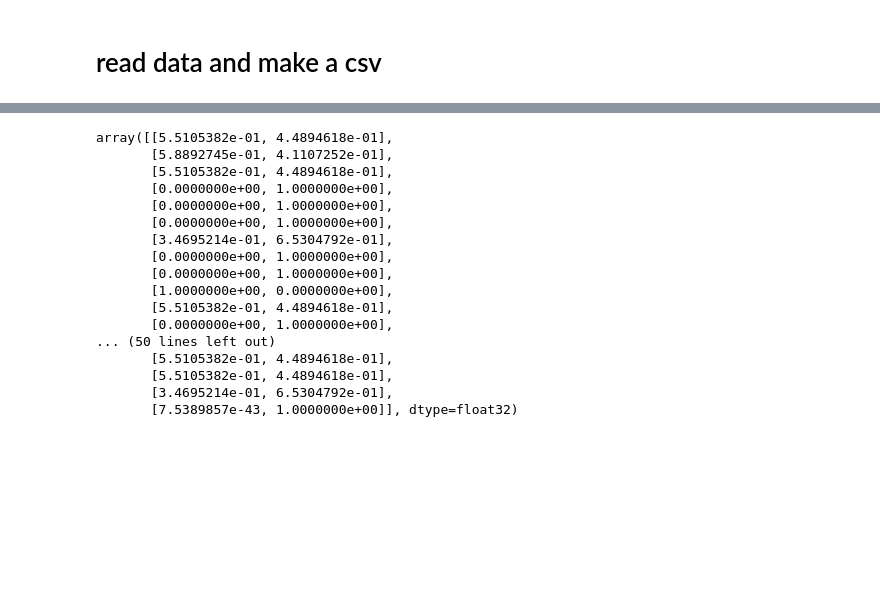
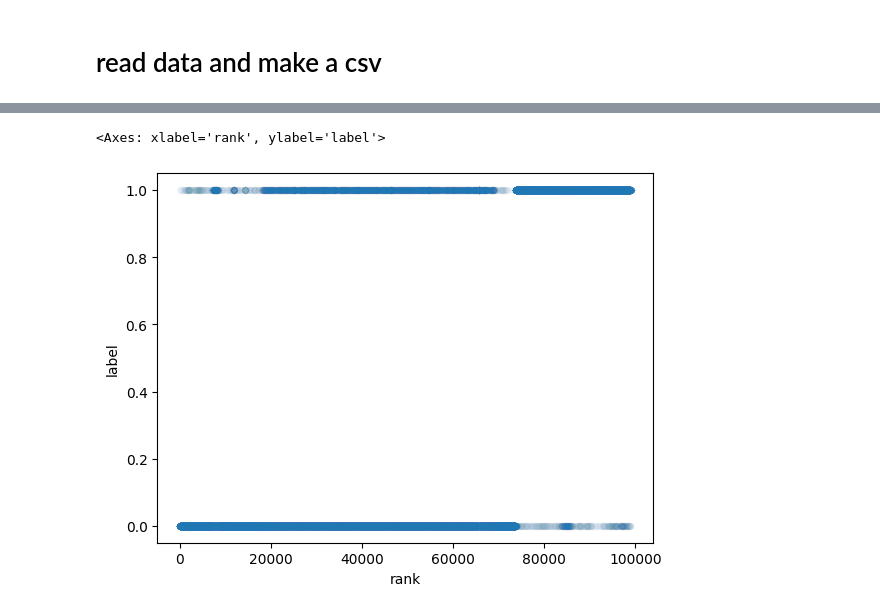
Before and after one commit to kkpsiren/lens-bot-or-not, a Jupyter notebook: data_analysis/get_data.ipynb, the cells around one changed output, grey strips where cells are left out. Cells and saved outputs as stored; diff of their text form; code cells hidden in the pictures; blank space fills up the shorter version.

```diff
--- a/data_analysis/get_data.ipynb
+++ b/data_analysis/get_data.ipynb
@@ -578,10 +568,11 @@ Name: count, dtype: int64
 # %%
 from pytorch_tabnet.pretraining import TabNetPretrainer
+import torch
 # TabNetPretrainer
 unsupervised_model = TabNetPretrainer(
     optimizer_fn=torch.optim.Adam,
     optimizer_params=dict(lr=2e-2),
-    mask_type='sparsemax', # "sparsemax",
+    mask_type='entmax', # "sparsemax",
     n_shared_decoder=1, # nb shared glu for decoding
     n_indep_decoder=1, # nb independent glu for decoding
 #     grouped_features=[[0, 1]], # you can group features together here
@@ -594,9 +585,11 @@ from sklearn.preprocessing import MinMaxScaler
 # %%
-mc = MinMaxScaler()
+mc = QuantileTransformer()
 # %%
 unsupervised_model.fit(
-    eval_set=[mc.fit_transform(training_data.drop('label',axis=1).values)],
-        X_train=mc.transform(validation_data.values),
+     X_train=mc.fit_transform(validation_data.values),
+     eval_set=[mc.transform(training_data.drop('label',axis=1).values)],
+
+
 
     max_epochs=max_epochs , patience=10,
     batch_size=2048, virtual_batch_size=128,
@@ -625,8 +620,8 @@ clf.fit(
     X_train=mc.fit_transform(X_train.values), y_train=y_train.values,
     eval_set=[(mc.transform(X_train.values), y_train.values), (mc.transform(X_test.values), y_test.values)],
     eval_name=['train', 'valid'],
-    eval_metric=['auc'],
-    max_epochs=max_epochs , patience=20,
+    eval_metric=['logloss'],
+    max_epochs=max_epochs , patience=5,
     batch_size=1024, virtual_batch_size=128,
     num_workers=0,
     weights=1,
@@ -667,21 +656,6 @@ pd.Series(preds.argmax(1)).value_counts()
 Name: count, dtype: int64
-# %%
-clf.predict_proba(X_test.values)
-# %% [output]
-array([[5.5105382e-01, 4.4894618e-01],
-       [5.8892745e-01, 4.1107252e-01],
-       [5.5105382e-01, 4.4894618e-01],
-       [0.0000000e+00, 1.0000000e+00],
-       [0.0000000e+00, 1.0000000e+00],
-       [0.0000000e+00, 1.0000000e+00],
-       [3.4695214e-01, 6.5304792e-01],
-       [0.0000000e+00, 1.0000000e+00],
-       [0.0000000e+00, 1.0000000e+00],
-       [1.0000000e+00, 0.0000000e+00],
-       [5.5105382e-01, 4.4894618e-01],
-       [0.0000000e+00, 1.0000000e+00],
-... (50 lines left out)
-       [5.5105382e-01, 4.4894618e-01],
-       [5.5105382e-01, 4.4894618e-01],
-       [3.4695214e-01, 6.5304792e-01],
-       [7.5389857e-43, 1.0000000e+00]], dtype=float32)
+# %%
+pd.Series(preds.argmax(1),name='label').reset_index().join(labels).plot.scatter(x='rank',y='label',alpha=0.01)
+# %% [output]
+<Axes: xlabel='rank', ylabel='label'>
+[figure, added]
```
Also changed, not shown: parts of 25 cells of this notebook, 18 other files.
